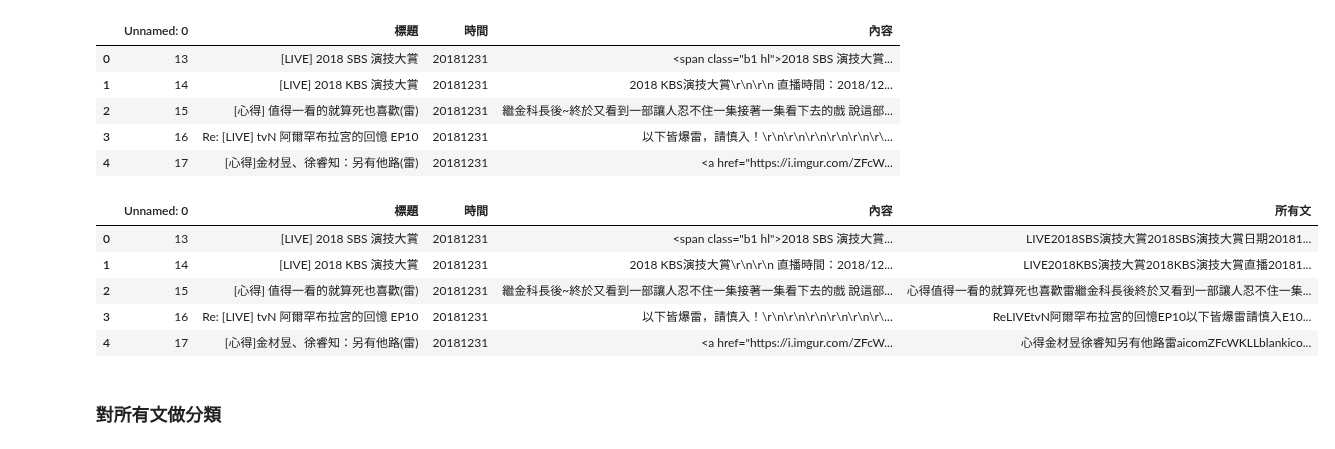
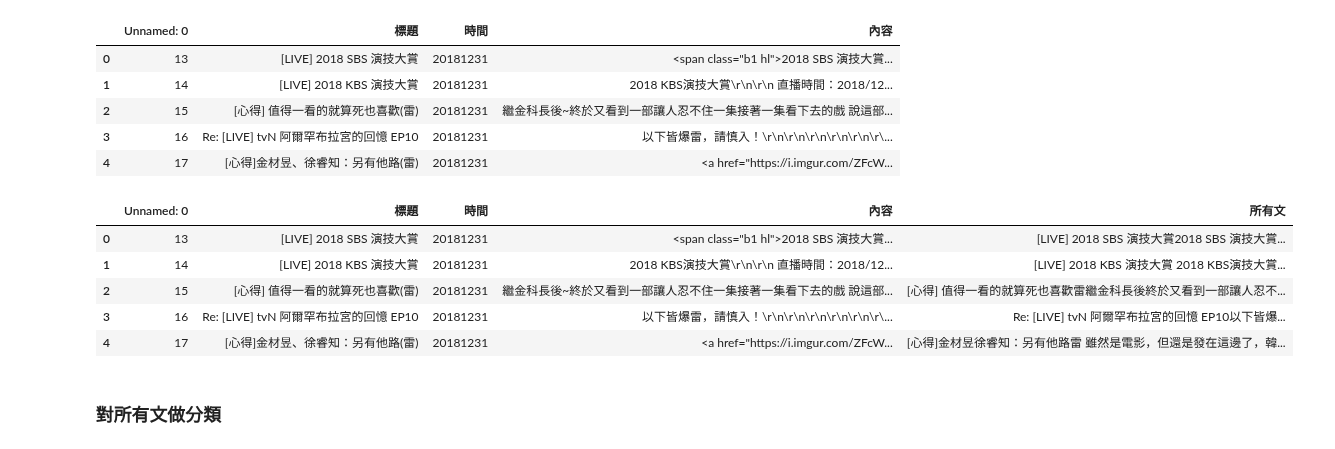
Before and after one commit to pan93412/nkust-homework, a Jupyter notebook: semester-6/marketing/04-sentiments/homework.ipynb, the cells around one changed output. Drawn from its saved outputs; the diff is of its cells as text; code cells hidden in the pictures.

```diff
--- a/semester-6/marketing/04-sentiments/homework.ipynb
+++ b/semester-6/marketing/04-sentiments/homework.ipynb
@@ -30,40 +30,22 @@ df.head()
 # %%
 # 合併標題與內容為所有文
 df["所有文"] = df["標題"] + df["內容"]
 
 # 無意義字元 REGEX
-# df["所有文"] = df["所有文"].replace(r'<.*?>', "", regex=True)
-# df["所有文"] = df["所有文"].replace(r'https?://.+?\s', "", regex=True)
-# df["所有文"] = df["所有文"].replace(r'原文內容|原文連結|作者|標題|時間|看板', "", regex=True)
-# df["所有文"] = df["所有文"].replace(r'※|‧|╦|╔|╗|║|╠|╬|╰|╩|╯|╭|╮|│|╪|─|《|》|_|。|、|（|）|　|\*|※|~|○|"|"|～|@|＋|\r|▁|\)|\(|\-|=|\?|,|!|…|&|;|『|』|#|＝|\\l', "", regex=True)
-# df["所有文"] = df["所有文"].replace(r'\s*', "", regex=True)
-
-# 無意義字元清單
-removeword = [
-    'span', 'class', 'f3', 'https', 'imgur', 'h1', '_   blank', 'href', 'rel',
-    'nofollow', 'target', 'cdn', 'cgi', 'b4', 'jpg', 'hl', 'b1', 'f5', 'f4',
-    'goo.gl', 'f2', 'email', 'map', 'f1', 'f6', '__cf___', 'data', 'bbs',
-    'html', 'cf', 'f0', 'b2', 'b3', 'b5', 'b6', '原文內容', '原文連結', '作者',
-    '標題', '時間', '看板', '<', '>', '，', '。', '？', '—', '閒聊', '・', '/', ' ',
-    '=', '\"', '\n', '」', '「', '！', '[', ']', '：', '‧', '╦', '╔', '╗', '║', '╠', '╬',
-    ':', '╰', '╩', '╯', '╭', '╮', '│', '╪', '─', '《', '》', '_', '.', '、', '（', '）',
-    '　', '*', '※', '~', '○', '"', '"', '～', '@', '＋', '\r', '▁', ')', '(', '-', '═',
-    '?', ',', '!', '…', '&', ';', '『', '』', '#', '＝', r'\l'
-]
-
-# 迴圈逐字取代無意義字元
-for i in removeword:
-    df["所有文"] = df["所有文"].apply(lambda x: x.replace(i, ""))
-
+df["所有文"] = df["所有文"].replace(r'<.*?>', "", regex=True)
+df["所有文"] = df["所有文"].replace(r'https?://.+?\s', "", regex=True)
+df["所有文"] = df["所有文"].replace(r'原文內容|原文連結|作者|標題|時間|看板', "", regex=True)
+df["所有文"] = df["所有文"].replace(r'※|‧|╦|╔|╗|║|╠|╬|╰|╩|╯|╭|╮|│|╪|─|《|》|_|。|、|（|）|　|\*|※|~|○|"|"|～|@|＋|\r|▁|\)|\(|\-|=|\?|,|!|…|&|;|『|』|#|＝|\\l', "", regex=True)
+df["所有文"] = df["所有文"].replace(r'\s+', " ", regex=True)
 
 df.head()
 # %% [output]
 |  | Unnamed: 0 | 標題 | 時間 | 內容 | 所有文 |
-| 0 | 13 | [LIVE] 2018 SBS 演技大賞 | 20181231 | <span class="b1 hl">2018 SBS 演技大賞... | LIVE2018SBS演技大賞2018SBS演技大賞日期20181... |
-| 1 | 14 | [LIVE] 2018 KBS 演技大賞 | 20181231 | 2018 KBS演技大賞\r\n\r\n 直播時間：2018/12... | LIVE2018KBS演技大賞2018KBS演技大賞直播20181... |
-| 2 | 15 | [心得] 值得一看的就算死也喜歡(雷) | 20181231 | 繼金科長後~終於又看到一部讓人忍不住一集接著一集看下去的戲 說這部... | 心得值得一看的就算死也喜歡雷繼金科長後終於又看到一部讓人忍不住一集... |
-| 3 | 16 | Re: [LIVE] tvN 阿爾罕布拉宮的回憶 EP10 | 20181231 | 以下皆爆雷，請慎入！\r\n\r\n\r\n\r\n\r\n\r\... | ReLIVEtvN阿爾罕布拉宮的回憶EP10以下皆爆雷請慎入E10... |
-| 4 | 17 | [心得]金材昱、徐睿知：另有他路(雷) | 20181231 | <a href="https://i.imgur.com/ZFcW... | 心得金材昱徐睿知另有他路雷aicomZFcWKLLblankico... |
+| 0 | 13 | [LIVE] 2018 SBS 演技大賞 | 20181231 | <span class="b1 hl">2018 SBS 演技大賞... | [LIVE] 2018 SBS 演技大賞2018 SBS 演技大賞... |
+| 1 | 14 | [LIVE] 2018 KBS 演技大賞 | 20181231 | 2018 KBS演技大賞\r\n\r\n 直播時間：2018/12... | [LIVE] 2018 KBS 演技大賞 2018 KBS演技大賞... |
+| 2 | 15 | [心得] 值得一看的就算死也喜歡(雷) | 20181231 | 繼金科長後~終於又看到一部讓人忍不住一集接著一集看下去的戲 說這部... | [心得] 值得一看的就算死也喜歡雷繼金科長後終於又看到一部讓人忍不... |
+| 3 | 16 | Re: [LIVE] tvN 阿爾罕布拉宮的回憶 EP10 | 20181231 | 以下皆爆雷，請慎入！\r\n\r\n\r\n\r\n\r\n\r\... | Re: [LIVE] tvN 阿爾罕布拉宮的回憶 EP10以下皆爆... |
+| 4 | 17 | [心得]金材昱、徐睿知：另有他路(雷) | 20181231 | <a href="https://i.imgur.com/ZFcW... | [心得]金材昱徐睿知：另有他路雷 雖然是電影，但還是發在這邊了，韓... |
 # %% [markdown]
 ### 對所有文做分類
 # %%
```
Also changed, not shown: parts of 20 cells of this notebook.
